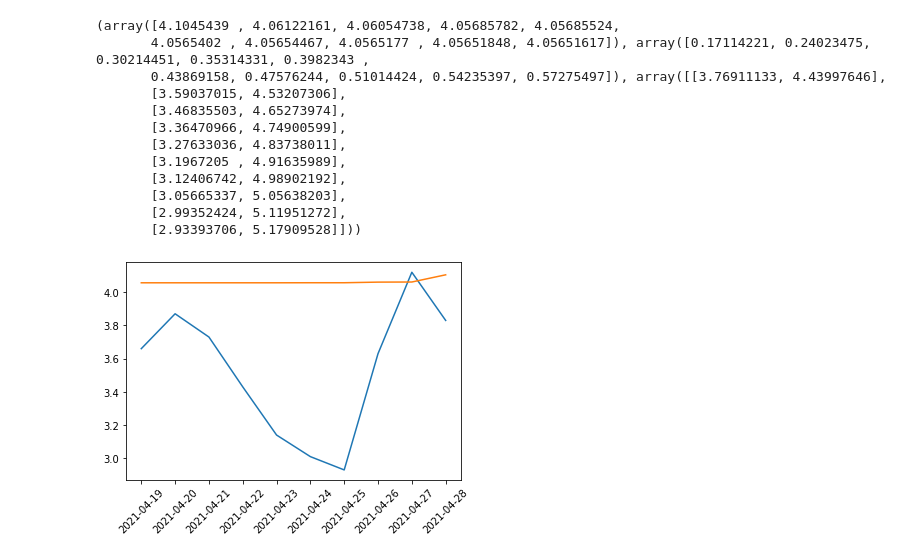
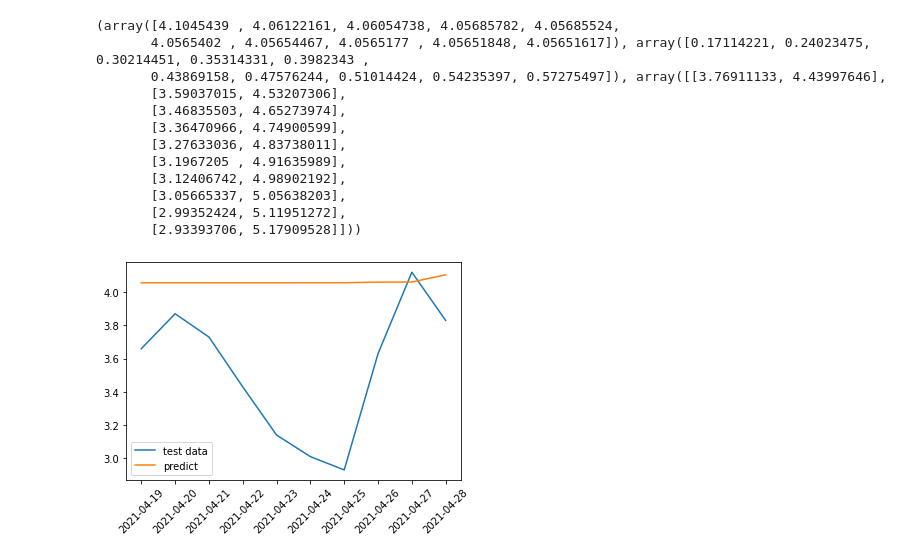
Before and after one commit to JEONSUN/Dacon_Project-Bitcoin-Trader, a Jupyter notebook: swipe(ProPhet).ipynb, the cells around one changed output. Saved outputs shown, nothing was run; the diff lists cells and outputs as text; code cells hidden in the pictures.

```diff
--- a/swipe(ProPhet).ipynb
+++ b/swipe(ProPhet).ipynb
@@ -343,7 +352,8 @@ test_df['yhat'] = y_pred
 # %%
 plt.plot(test_df['y'], label = 'test data')
 plt.plot(test_df['yhat'],label = 'predict')
 plt.xticks(rotation = 45)
+plt.legend()
 plt.show()
 # %% [output]
-[figure, old version]
+[figure, new version]
```
Also changed, not shown: parts of 4 cells of this notebook.
